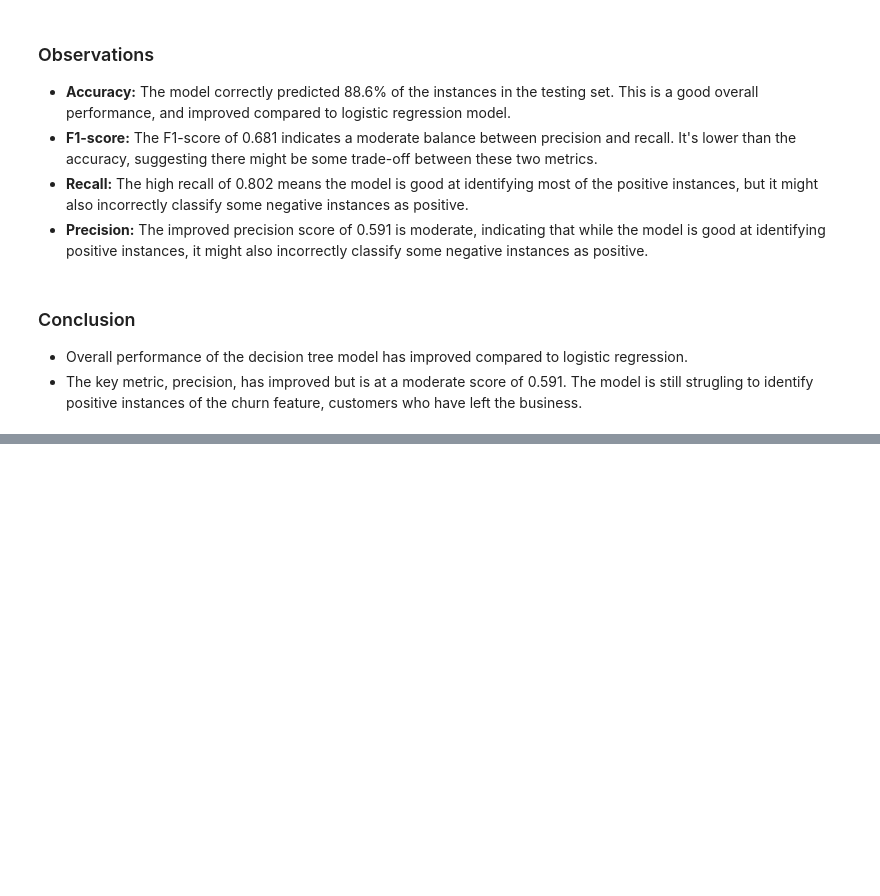
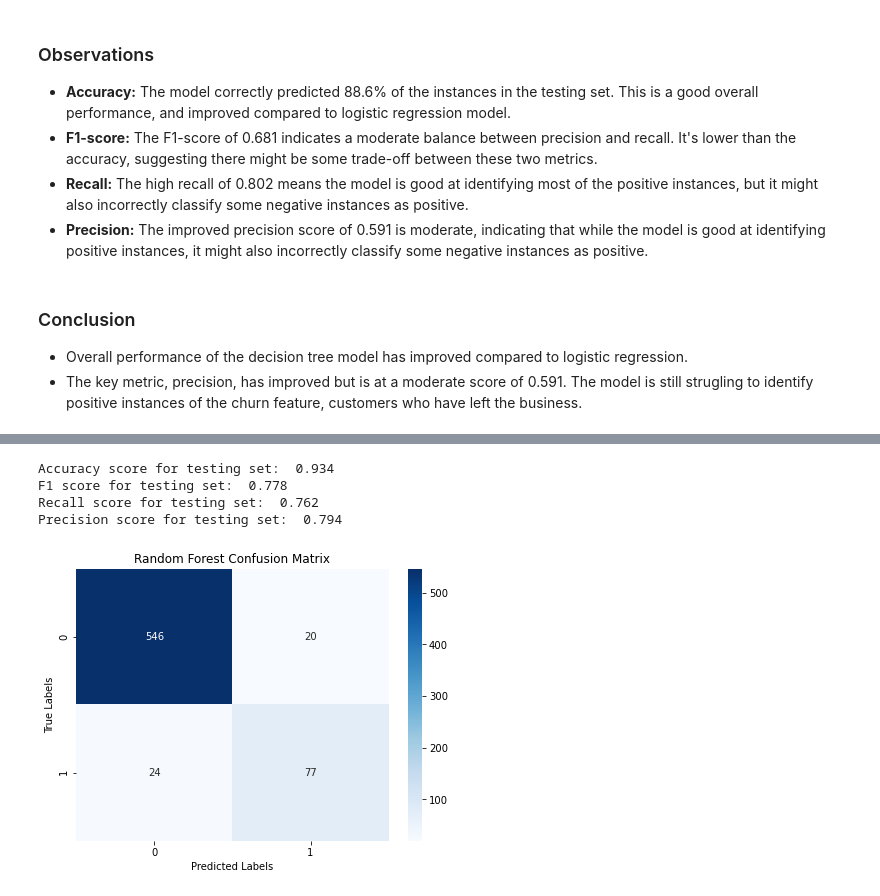
Before and after one commit to joakimTI/SyriaTel-Customer-Churn-Classifier, a Jupyter notebook: index.ipynb, the cells around one changed output, grey strips where cells are left out. Cells and saved outputs as stored; diff of their text form; code cells hidden in the pictures; blank space fills up the shorter version.

Commit message:
Model 3 : Random Forest Classification

```diff
--- a/index.ipynb
+++ b/index.ipynb
@@ -566,0 +568,5 @@ Precision score for testing set:  0.591
+# %%
+# Create a DecisionTreeClassifier object, fit the data and predict the target variable
+rf_model = RandomForestClassifier()
+rf_model.fit(X_train_resampled,y_train_resampled)
+y_pred_rf = rf_model.predict(X_test_full)
@@ -566,0 +586,18 @@ Precision score for testing set:  0.591
+# %%
+
+print('Accuracy score for testing set: ',round(accuracy_score(y_test,y_pred_rf),3))
+print('F1 score for testing set: ',round(f1_score(y_test,y_pred_rf),3))
+print('Recall score for testing set: ',round(recall_score(y_test,y_pred_rf),3))
+print('Precision score for testing set: ',round(precision_score(y_test,y_pred_rf),3))
+cm_rf = confusion_matrix(y_test, y_pred_rf)
+f, ax= plt.subplots(1,1,figsize=(7,5))
+sns.heatmap(cm_rf, annot=True, cmap='Blues', fmt='g', ax=ax)
+ax.set_xlabel('Predicted Labels'); ax.set_ylabel('True Labels') ; ax.set_title('Random Forest Confusion Matrix')
+ax.xaxis.set_ticklabels(['0', '1']) ; ax.yaxis.set_ticklabels(['0', '1'])
+plt.show();
+# %% [output]
+Accuracy score for testing set:  0.934
+F1 score for testing set:  0.778
+Recall score for testing set:  0.762
+Precision score for testing set:  0.794
+[figure, added]
```
Also changed, not shown: parts of 8 cells of this notebook.
